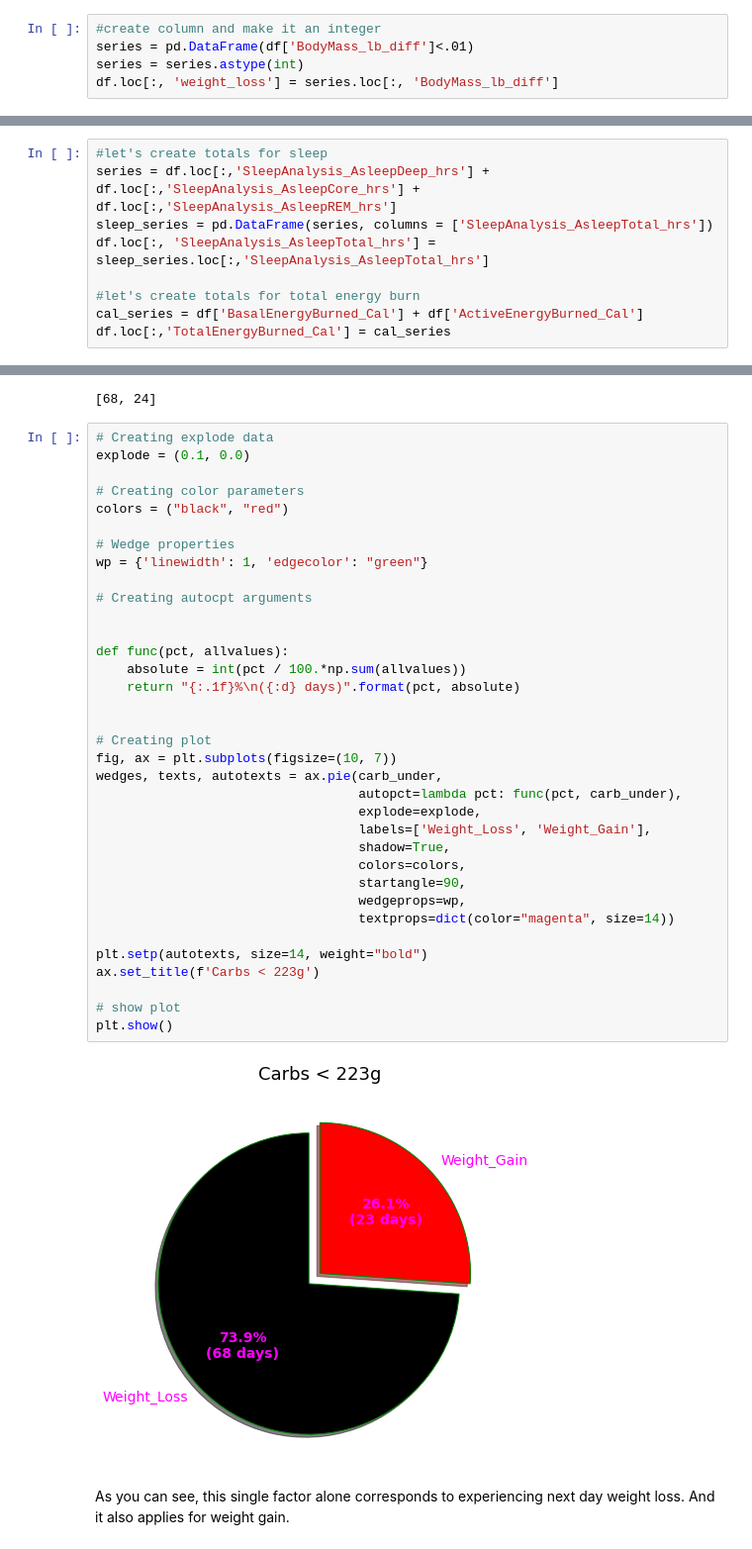
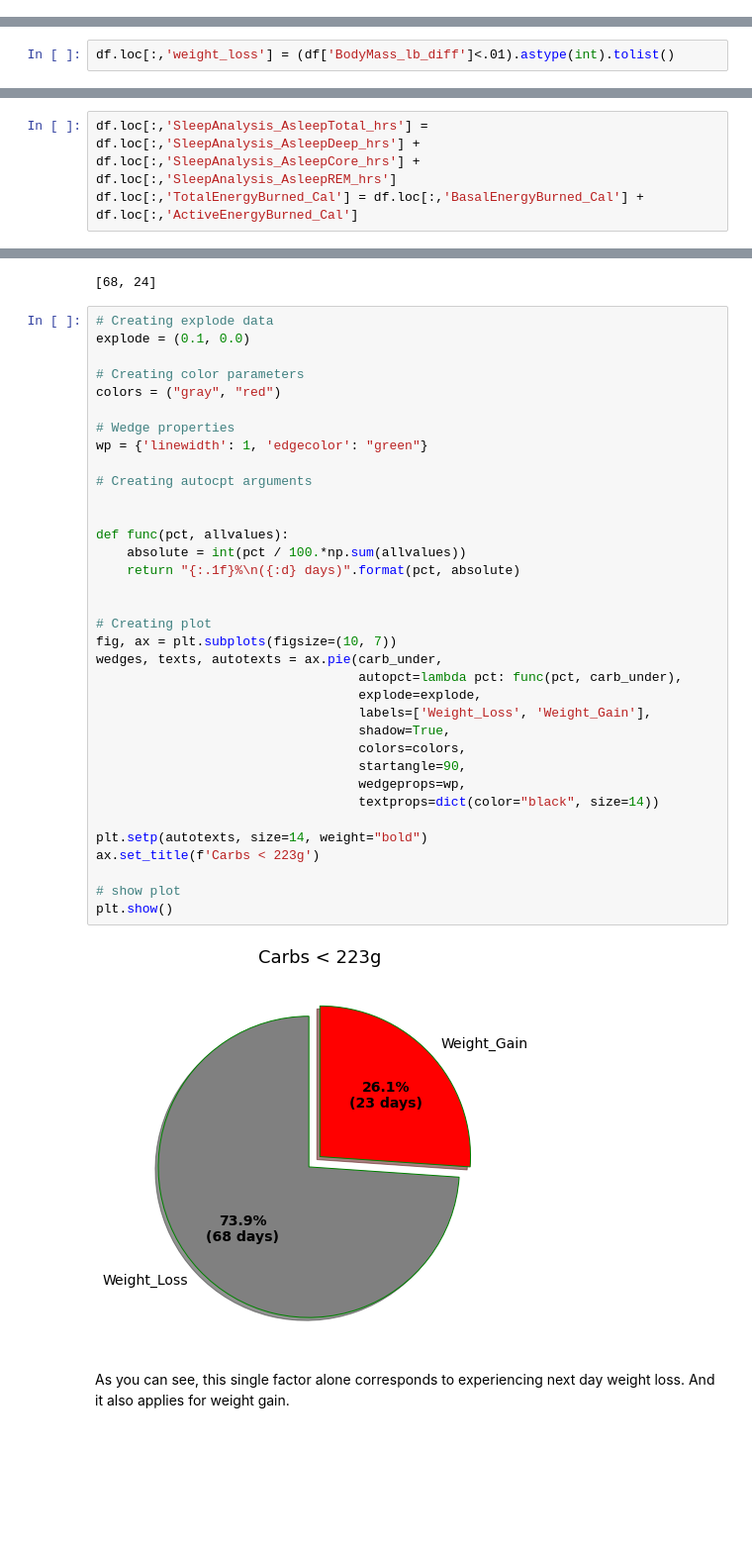
Before and after one commit to bennettandrewm/guess_my_weight, a Jupyter notebook: guess_my_weight_notebook-6-8.ipynb, the cells around one changed output, grey strips where cells are left out. Shown at 99% size. Drawn from its saved outputs; the diff is of its cells as text; blank space fills up the shorter version.

```diff
--- a/guess_my_weight_notebook-6-8.ipynb
+++ b/guess_my_weight_notebook-6-8.ipynb
@@ -717,7 +697,2 @@ df = df.dropna(subset=['BodyMass_lb_diff'])
 # %% [markdown]
 Let's make our category to determine if weight loss occurred. This is relatively simple. Let's call it weight loss, and we'll give it a 1, if there's was weight loss, and 0 if there wasn't. In this scenario, even 0 lbs would be the same as weight gain.
-# %%
-#create column and make it an integer
-series = pd.DataFrame(df['BodyMass_lb_diff']<.01)
-series = series.astype(int)
-df.loc[:, 'weight_loss'] = series.loc[:, 'BodyMass_lb_diff']
@@ -730,3 +699,5 @@ See the caveats in the documentation: https://pandas.pydata.org/pandas-docs/stab
+# %%
+df.loc[:,'weight_loss'] = (df['BodyMass_lb_diff']<.01).astype(int).tolist()
 # %% [markdown]
 Now that we have a new weight loss column, we can track the weight by weight loss days, and not a time dependent variable. Let's show a new graph to detail this.
 # %%
@@ -840,12 +811,3 @@ There's a big correlative overlap between Level 1, 2, & 3. So, we have to make a
 To do that, let's start with Level 1. For sleep and metabolism, we'll have to feature engineer our total numbers (sleep hours and metabolic calories burned).
 
 #### Level 1 - Correlation Check
-# %%
-#let's create totals for sleep
-series = df.loc[:,'SleepAnalysis_AsleepDeep_hrs'] + df.loc[:,'SleepAnalysis_AsleepCore_hrs'] + df.loc[:,'SleepAnalysis_AsleepREM_hrs']
-sleep_series = pd.DataFrame(series, columns = ['SleepAnalysis_AsleepTotal_hrs'])
-df.loc[:, 'SleepAnalysis_AsleepTotal_hrs'] = sleep_series.loc[:,'SleepAnalysis_AsleepTotal_hrs']
-
-#let's create totals for total energy burn
-cal_series = df['BasalEnergyBurned_Cal'] + df['ActiveEnergyBurned_Cal']
-df.loc[:,'TotalEnergyBurned_Cal'] = cal_series
@@ -858,3 +814,6 @@ See the caveats in the documentation: https://pandas.pydata.org/pandas-docs/stab
+# %%
+df.loc[:,'SleepAnalysis_AsleepTotal_hrs'] = df.loc[:,'SleepAnalysis_AsleepDeep_hrs'] + df.loc[:,'SleepAnalysis_AsleepCore_hrs'] + df.loc[:,'SleepAnalysis_AsleepREM_hrs']
+df.loc[:,'TotalEnergyBurned_Cal'] = df.loc[:,'BasalEnergyBurned_Cal'] + df.loc[:,'ActiveEnergyBurned_Cal']
 # %%
 #combine all 3 - Level 1
 level_1 = ['DietaryEnergyConsumed_Cal', 'TotalEnergyBurned_Cal', 'SleepAnalysis_AsleepTotal_hrs']
@@ -2128,38 +2078,38 @@ carb_under
 explode = (0.1, 0.0)
 
 # Creating color parameters
-colors = ("black", "red")
+colors = ("gray", "red")
 
 # Wedge properties
 wp = {'linewidth': 1, 'edgecolor': "green"}
 
 # Creating autocpt arguments
 
 
 def func(pct, allvalues):
     absolute = int(pct / 100.*np.sum(allvalues))
     return "{:.1f}%\n({:d} days)".format(pct, absolute)
 
 
 # Creating plot
 fig, ax = plt.subplots(figsize=(10, 7))
 wedges, texts, autotexts = ax.pie(carb_under,
                                   autopct=lambda pct: func(pct, carb_under),
                                   explode=explode,
                                   labels=['Weight_Loss', 'Weight_Gain'],
                                   shadow=True,
                                   colors=colors,
                                   startangle=90,
                                   wedgeprops=wp,
-                                  textprops=dict(color="magenta", size=14))
+                                  textprops=dict(color="black", size=14))
 
 plt.setp(autotexts, size=14, weight="bold")
 ax.set_title(f'Carbs < 223g')
 
 # show plot
 plt.show()
 # %% [output]
-[figure, old version]
+[figure, new version]
 # %% [markdown]
 As you can see, this single factor alone corresponds to experiencing next day weight loss. And it also applies for weight gain.
 # %%
```
Also changed, not shown: parts of 52 cells of this notebook.
